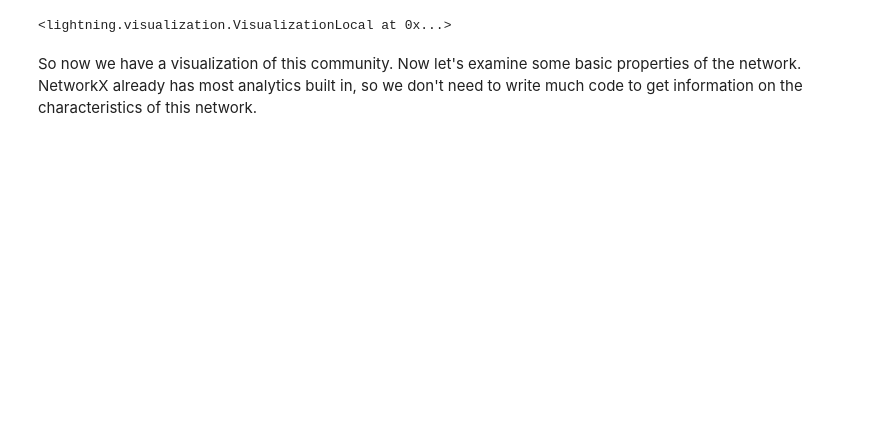
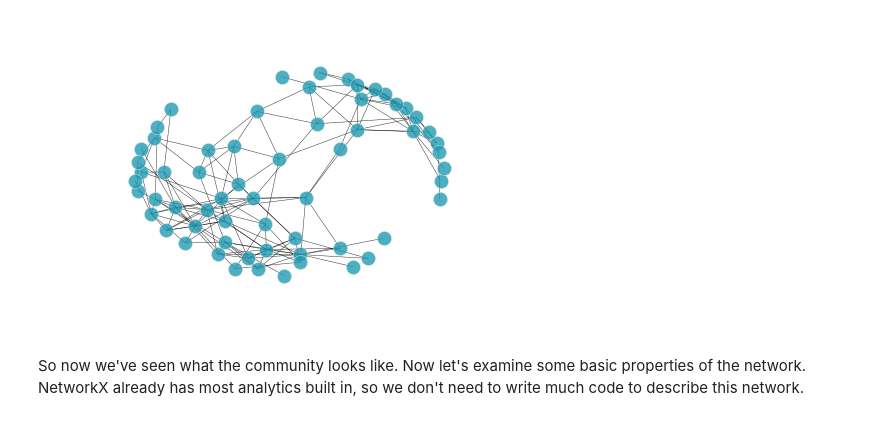
Before and after one commit to rh443453518/data-science-educational-series, a Jupyter notebook: networks/networks.ipynb, the cells around one changed output. Cells and saved outputs as stored; diff of their text form; code cells hidden in the pictures; blank space fills up the shorter version.

```diff
--- a/networks/networks.ipynb
+++ b/networks/networks.ipynb
@@ -19,6 +20,9 @@ You will however need to independently install lighting (`pip install lightning-
 # %%
 import numpy as np
 import networkx as nx
+import matplotlib.pyplot as plt
+plt.style.use('bmh')
+%matplotlib inline
 from helpers import FileIO
 graph = FileIO.read_dolphins();
 # %% [markdown]
@@ -35,7 +32,6 @@ Running local mode, some functionality limited.
-# %%
-adjacency_mat = nx.adjacency_matrix(graph).todense();
-lgn.force(adjacency_mat)
-# %% [output]
-<lightning.visualization.VisualizationLocal at 0x...>
+# %%
+nx.draw_spring(graph, node_color='#209BB2', alpha = 0.8, node_size = 200, width = 0.5);
+# %% [output]
+[figure, added]
 # %% [markdown]
-So now we have a visualization of this community. Now let's examine some basic properties of the network. NetworkX already has most analytics built in, so we don't need to write much code to get information on the characteristics of this network.
+So now we've seen what the community looks like. Now let's examine some basic properties of the network. NetworkX already has most analytics built in, so we don't need to write much code to describe this network.
```
Also changed, not shown: parts of 14 cells of this notebook.
